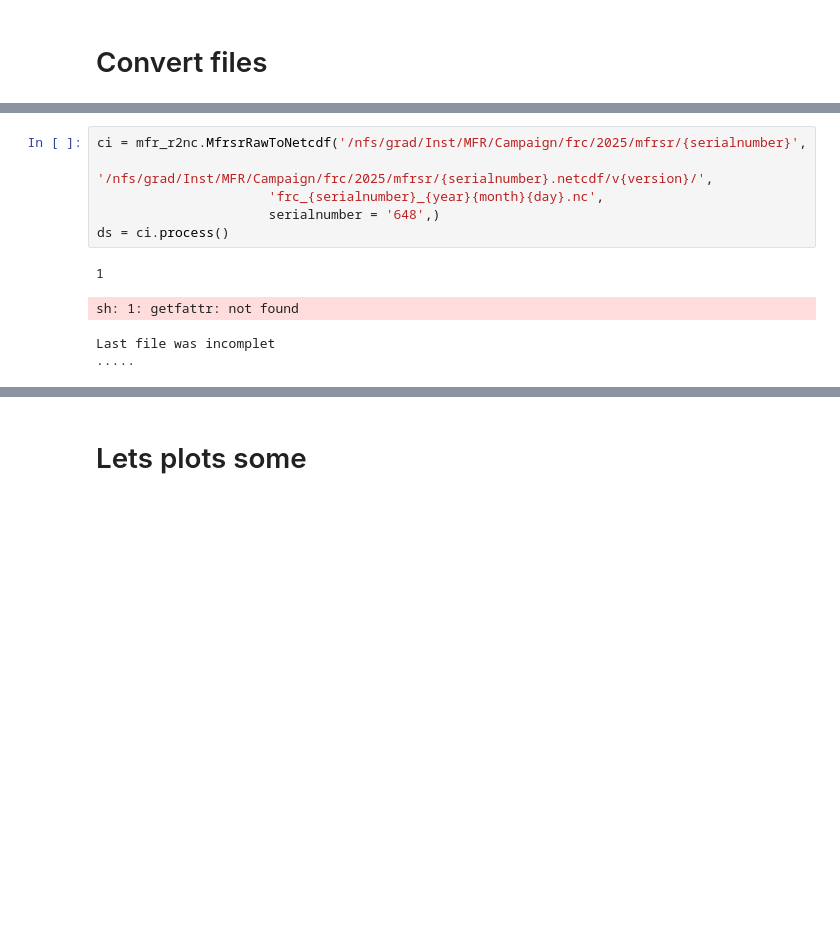
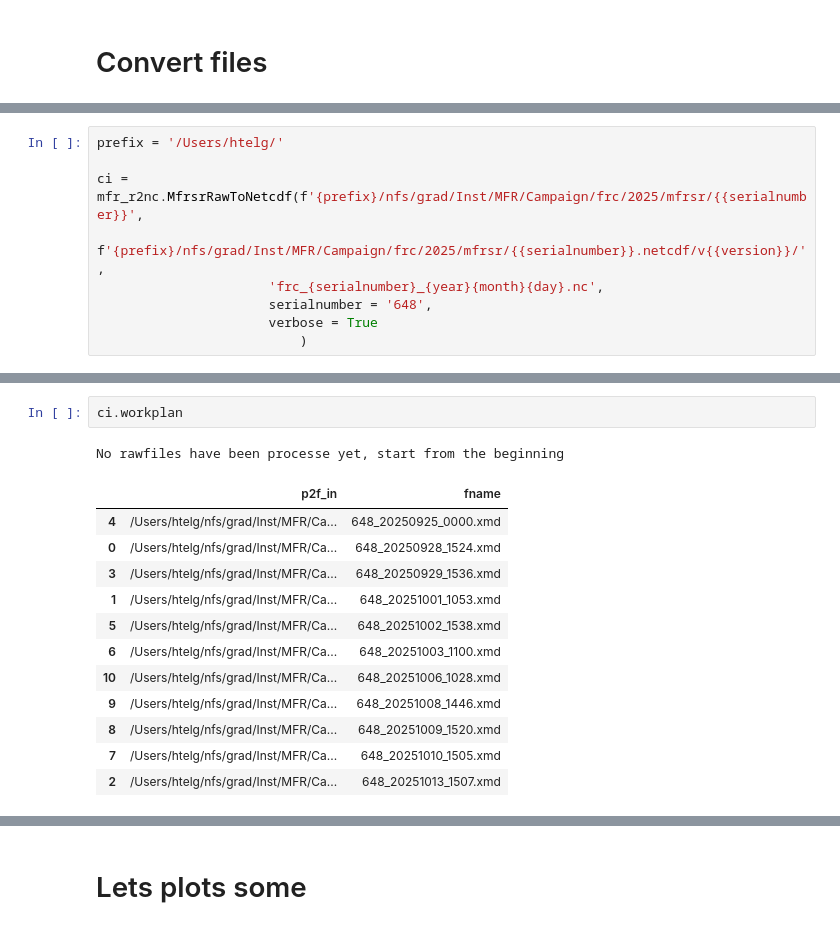
Before and after one commit to HagenTelg/cmpaign_2025_PMOD, a Jupyter notebook: mtm2netcdf.ipynb, the cells around one changed output, grey strips where cells are left out. Cells and saved outputs as stored; diff of their text form; blank space fills up the shorter version.

```diff
--- a/mtm2netcdf.ipynb
+++ b/mtm2netcdf.ipynb
@@ -12,0 +31,9 @@ reload(mfr_r2nc)
+# %%
+prefix = '/Users/htelg/'
+
+ci = mfr_r2nc.MfrsrRawToNetcdf(f'{prefix}/nfs/grad/Inst/MFR/Campaign/frc/2025/mfrsr/{{serialnumber}}',
+                      f'{prefix}/nfs/grad/Inst/MFR/Campaign/frc/2025/mfrsr/{{serialnumber}}.netcdf/v{{version}}/',
+                      'frc_{serialnumber}_{year}{month}{day}.nc',
+                      serialnumber = '648',
+                      verbose = True
+                          )
@@ -13,11 +76,16 @@ reload(mfr_r2nc)
 # %%
-ci = mfr_r2nc.MfrsrRawToNetcdf('/nfs/grad/Inst/MFR/Campaign/frc/2025/mfrsr/{serialnumber}',
-                      '/nfs/grad/Inst/MFR/Campaign/frc/2025/mfrsr/{serialnumber}.netcdf/v{version}/',
-                      'frc_{serialnumber}_{year}{month}{day}.nc',
-                      serialnumber = '648',)
-ds = ci.process()
+ci.workplan
 # %% [output]
-1
+No rawfiles have been processe yet, start from the beginning
-sh: 1: getfattr: not found
-Last file was incomplet
-.....
+|  | p2f_in | fname |
+| 4 | /Users/htelg/nfs/grad/Inst/MFR/Ca... | 648_20250925_0000.xmd |
+| 0 | /Users/htelg/nfs/grad/Inst/MFR/Ca... | 648_20250928_1524.xmd |
+| 3 | /Users/htelg/nfs/grad/Inst/MFR/Ca... | 648_20250929_1536.xmd |
+| 1 | /Users/htelg/nfs/grad/Inst/MFR/Ca... | 648_20251001_1053.xmd |
+| 5 | /Users/htelg/nfs/grad/Inst/MFR/Ca... | 648_20251002_1538.xmd |
+| 6 | /Users/htelg/nfs/grad/Inst/MFR/Ca... | 648_20251003_1100.xmd |
+| 10 | /Users/htelg/nfs/grad/Inst/MFR/Ca... | 648_20251006_1028.xmd |
+| 9 | /Users/htelg/nfs/grad/Inst/MFR/Ca... | 648_20251008_1446.xmd |
+| 8 | /Users/htelg/nfs/grad/Inst/MFR/Ca... | 648_20251009_1520.xmd |
+| 7 | /Users/htelg/nfs/grad/Inst/MFR/Ca... | 648_20251010_1505.xmd |
+| 2 | /Users/htelg/nfs/grad/Inst/MFR/Ca... | 648_20251013_1507.xmd |
```
Also changed, not shown: parts of 18 cells of this notebook, 4 other files.
